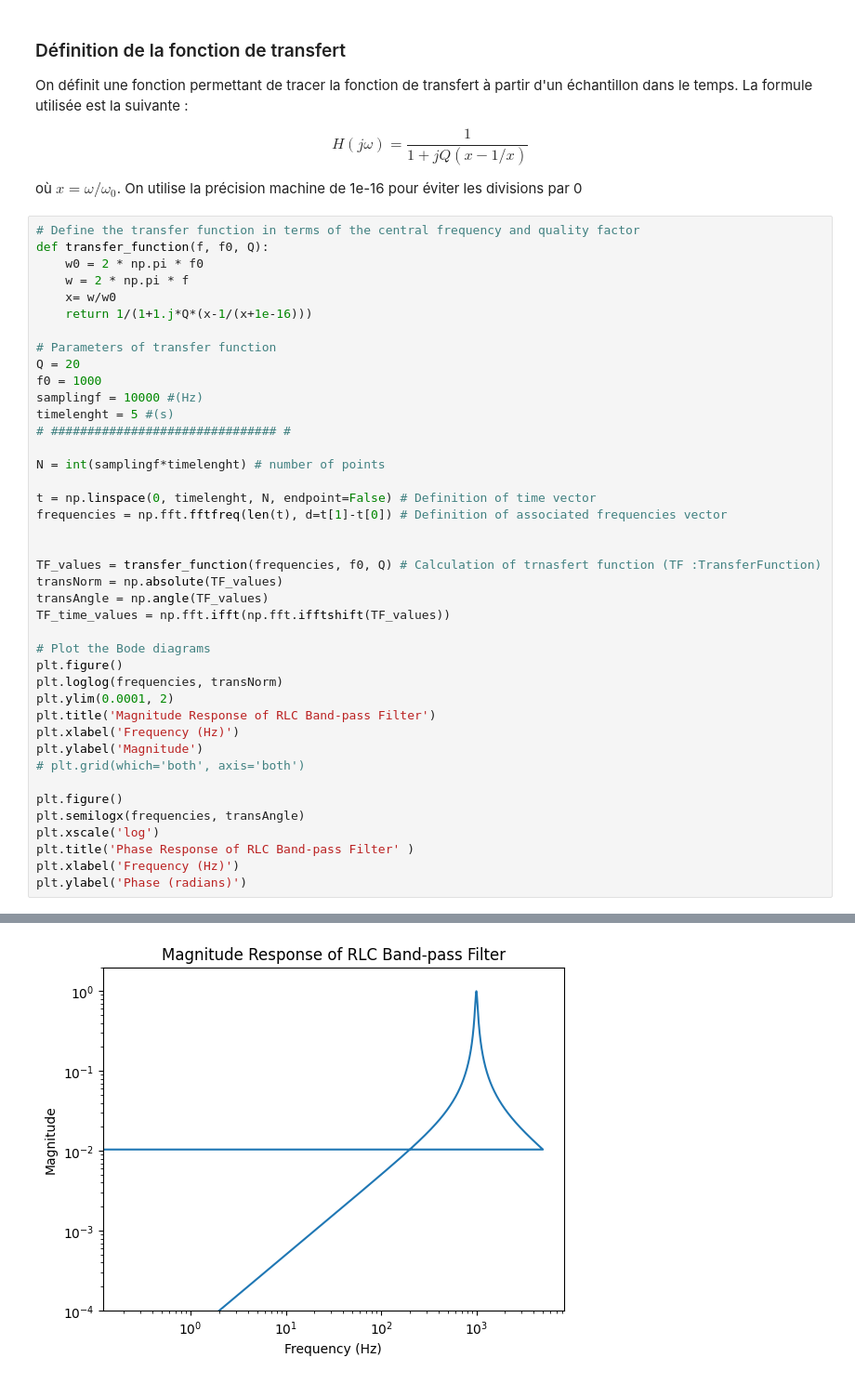
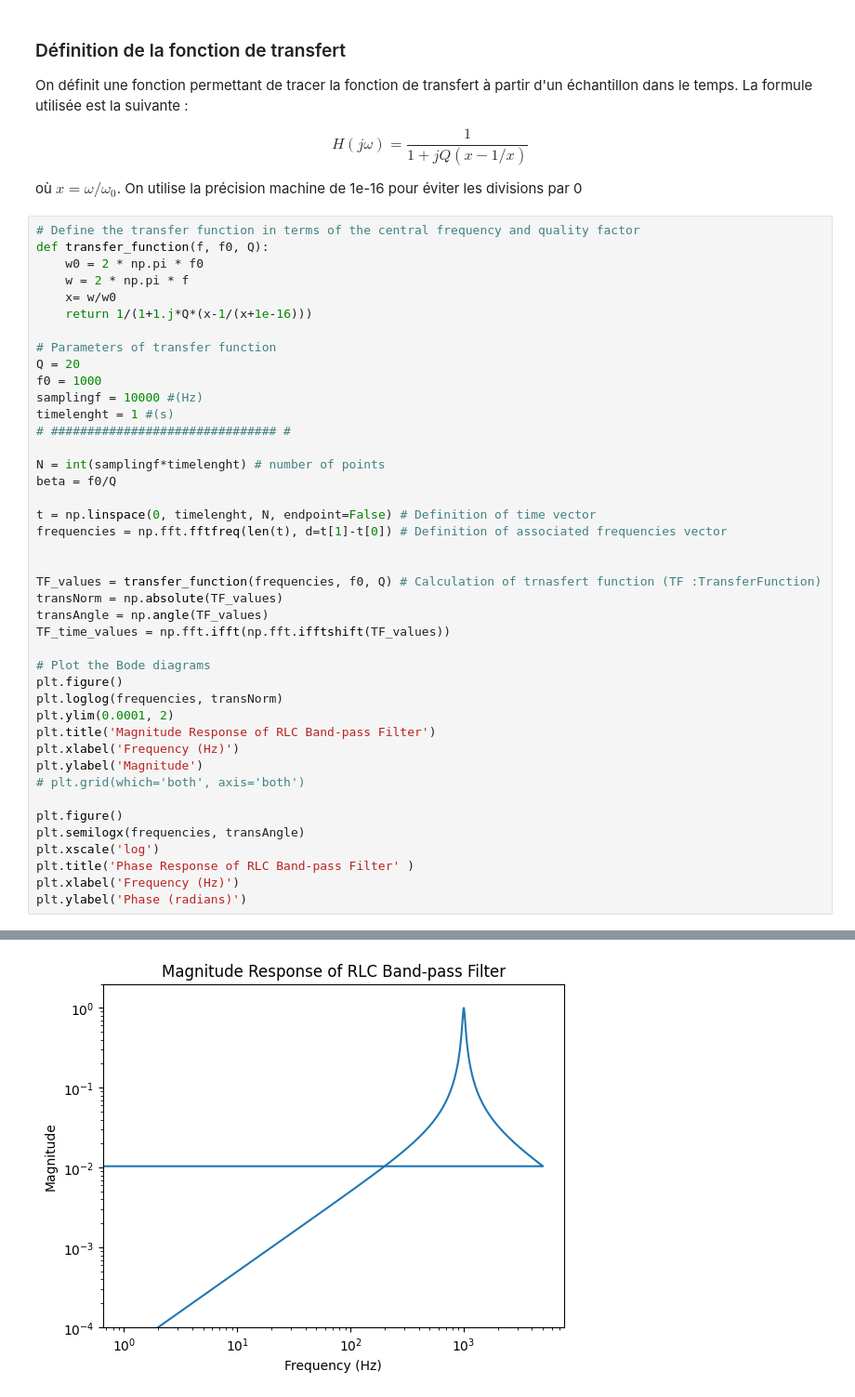
Before and after one commit to francisbpolymtl/TechExEquipe1, a Jupyter notebook: Mandat2/Simulations/simulations.ipynb, the cells around one changed output, grey strips where cells are left out. Shown: that part at 93% size. Drawn from its saved outputs; the diff is of its cells as text.

```diff
--- a/Mandat2/Simulations/simulations.ipynb
+++ b/Mandat2/Simulations/simulations.ipynb
@@ -36,35 +38,36 @@ def transfer_function(f, f0, Q):
 Q = 20
 f0 = 1000
 samplingf = 10000 #(Hz)
-timelenght = 5 #(s)
+timelenght = 1 #(s)
 # ############################### #
 
 N = int(samplingf*timelenght) # number of points
+beta = f0/Q
 
 t = np.linspace(0, timelenght, N, endpoint=False) # Definition of time vector
 frequencies = np.fft.fftfreq(len(t), d=t[1]-t[0]) # Definition of associated frequencies vector
 
 
 TF_values = transfer_function(frequencies, f0, Q) # Calculation of trnasfert function (TF :TransferFunction)
 transNorm = np.absolute(TF_values)
 transAngle = np.angle(TF_values)
 TF_time_values = np.fft.ifft(np.fft.ifftshift(TF_values))
 
 # Plot the Bode diagrams
 plt.figure()
 plt.loglog(frequencies, transNorm)
 plt.ylim(0.0001, 2)
 plt.title('Magnitude Response of RLC Band-pass Filter')
 plt.xlabel('Frequency (Hz)')
 plt.ylabel('Magnitude')
 # plt.grid(which='both', axis='both')
 
 plt.figure()
 plt.semilogx(frequencies, transAngle)
 plt.xscale('log')
 plt.title('Phase Response of RLC Band-pass Filter' )
 plt.xlabel('Frequency (Hz)')
 plt.ylabel('Phase (radians)')
 # %% [output]
 Text(0, 0.5, 'Phase (radians)')
-[figure, old version]
+[figure, new version]
```
Also changed, not shown: parts of 8 cells of this notebook.
